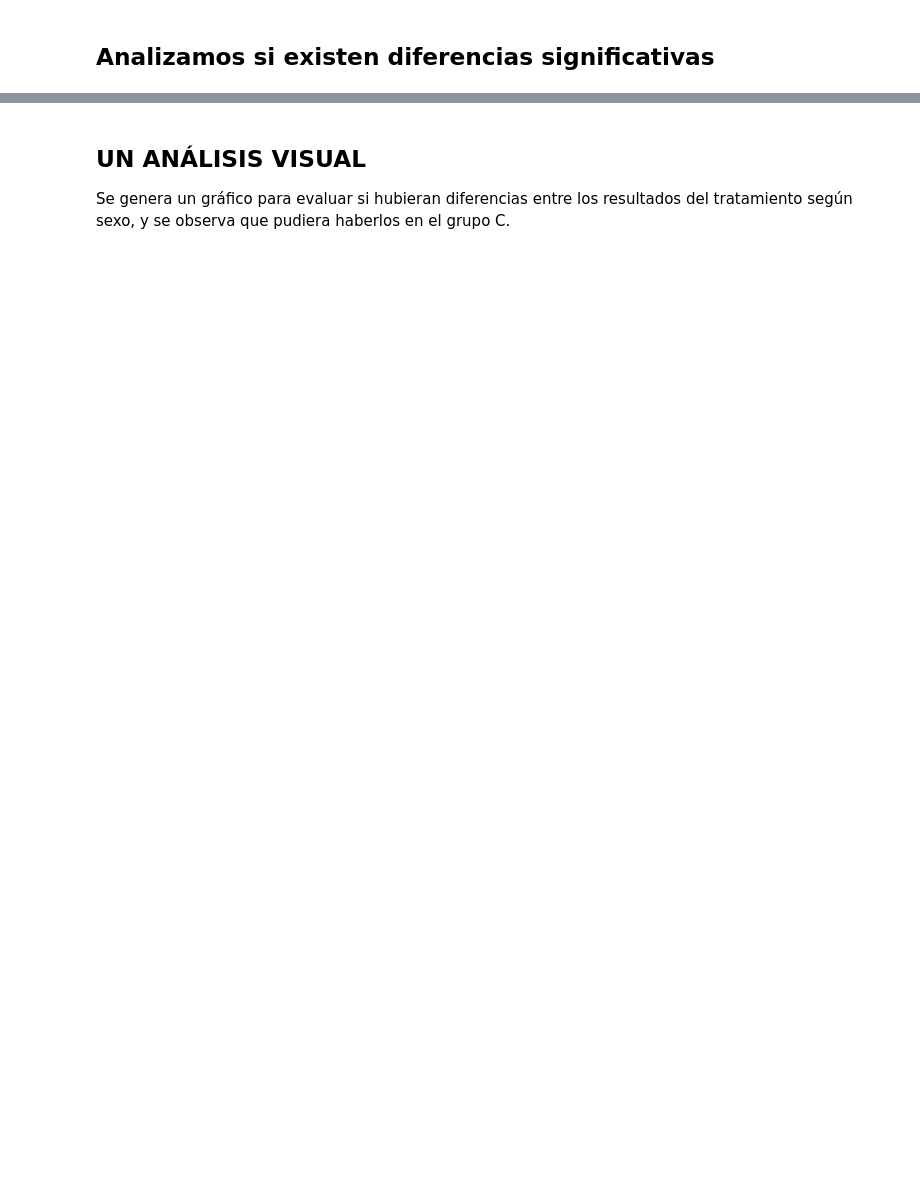
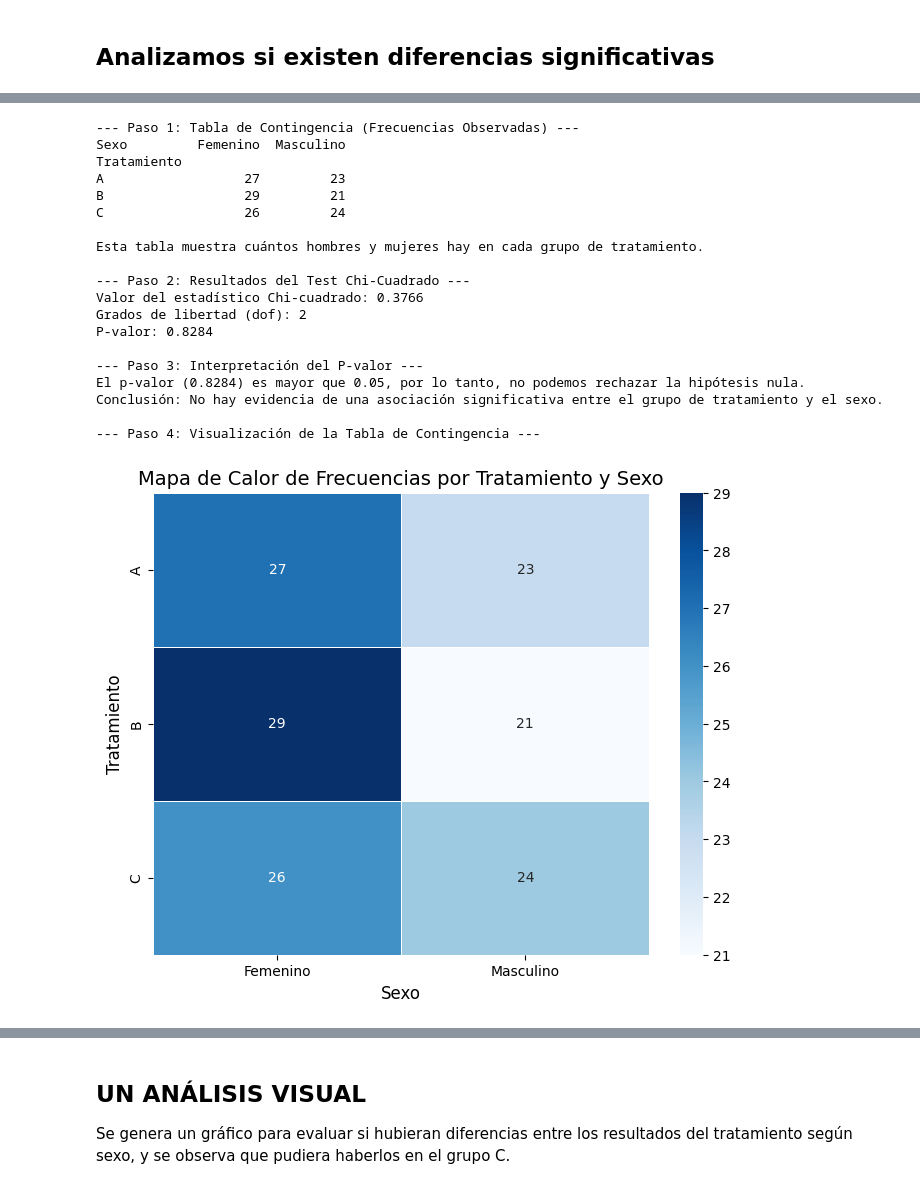
Before and after one commit to mlacasa/EstadisticaQ2, a Jupyter notebook: Anova.ipynb, the cells around one changed output, grey strips where cells are left out. Saved outputs shown, nothing was run; the diff lists cells and outputs as text; code cells hidden in the pictures; blank space fills up the shorter version.

```diff
--- a/Anova.ipynb
+++ b/Anova.ipynb
@@ -724,0 +445,78 @@ No hay diferencias significativas entre los grupos y el sexo (no rechazamos H0).
+# %%
+# Se ejecuta el código Python para el análisis de balanceo
+import pandas as pd
+import numpy as np
+import matplotlib.pyplot as plt
+import seaborn as sns
+from scipy.stats import chi2_contingency
+
+# --- 0. Generación de Datos ---
+# Se regeneran los datos para que la celda sea autónoma.
+np.random.seed(42)
+num_pacientes_por_grupo = 50
+grupos = ['A', 'B', 'C']
+df = pd.DataFrame({
+    'Sexo': np.random.choice(['Masculino', 'Femenino'], size=num_pacientes_por_grupo * len(grupos)),
+    'Tratamiento': np.repeat(grupos, num_pacientes_por_grupo),
+})
+
+# --- Paso 1: Crear y Explicar la Tabla de Contingencia ---
+# Una tabla de contingencia muestra la frecuencia de cada combinación de categorías.
+# Es la base para el test de Chi-cuadrado. La creamos sin los totales para el cálculo.
+print("--- Paso 1: Tabla de Contingencia (Frecuencias Observadas) ---")
+tabla_contingencia = pd.crosstab(df['Tratamiento'], df['Sexo'])
+print(tabla_contingencia)
+print("\nEsta tabla muestra cuántos hombres y mujeres hay en cada grupo de tratamiento.")
+
+# --- Paso 2: Realizar la Prueba Chi-cuadrado de Independencia ---
+# Este test nos dice si la asociación observada entre las variables es estadísticamente significativa.
+# Hipótesis Nula (H₀): No hay asociación entre el Tratamiento y el Sexo (son independientes).
+# Hipótesis Alternativa (H₁): Sí hay una asociación entre el Tratamiento y el Sexo.
+chi2, p_valor, dof, frec_esperadas = chi2_contingency(tabla_contingencia)
+
+print("\n--- Paso 2: Resultados del Test Chi-Cuadrado ---")
+print(f"Valor del estadístico Chi-cuadrado: {chi2:.4f}")
+print(f"Grados de libertad (dof): {dof}")
+print(f"P-valor: {p_valor:.4f}")
+
+# --- Paso 3: Interpretación del Resultado ---
+print("\n--- Paso 3: Interpretación del P-valor ---")
+alpha = 0.05
+if p_valor < alpha:
+    print(f"El p-valor ({p_valor:.4f}) es menor que {alpha}, por lo tanto, rechazamos la hipótesis nula.")
+    print("Conclusión: Existe una asociación estadísticamente significativa entre el grupo de tratamiento y el sexo.")
+else:
+    print(f"El p-valor ({p_valor:.4f}) es mayor que {alpha}, por lo tanto, no podemos rechazar la hipótesis nula.")
+    print("Conclusión: No hay evidencia de una asociación significativa entre el grupo de tratamiento y el sexo.")
+
+# --- Paso 4: Visualización con un Mapa de Calor (Heatmap) ---
+# Un mapa de calor ayuda a visualizar las frecuencias de la tabla de contingencia de forma intuitiva.
+# Los colores más intensos indican frecuencias más altas.
+print("\n--- Paso 4: Visualización de la Tabla de Contingencia ---")
+plt.figure(figsize=(8, 6))
+sns.heatmap(tabla_contingencia, annot=True, fmt='d', cmap='Blues', linewidths=.5, cbar=True)
+plt.title('Mapa de Calor de Frecuencias por Tratamiento y Sexo', fontsize=14)
+plt.xlabel('Sexo', fontsize=12)
+plt.ylabel('Tratamiento', fontsize=12)
+plt.show()
+# %% [output]
+--- Paso 1: Tabla de Contingencia (Frecuencias Observadas) ---
+Sexo         Femenino  Masculino
+Tratamiento
+A                  27         23
+B                  29         21
+C                  26         24
+
+Esta tabla muestra cuántos hombres y mujeres hay en cada grupo de tratamiento.
+
+--- Paso 2: Resultados del Test Chi-Cuadrado ---
+Valor del estadístico Chi-cuadrado: 0.3766
+Grados de libertad (dof): 2
+P-valor: 0.8284
+
+--- Paso 3: Interpretación del P-valor ---
+El p-valor (0.8284) es mayor que 0.05, por lo tanto, no podemos rechazar la hipótesis nula.
+Conclusión: No hay evidencia de una asociación significativa entre el grupo de tratamiento y el sexo.
+
+--- Paso 4: Visualización de la Tabla de Contingencia ---
+[figure, added]
```
Also changed, not shown: parts of 47 cells of this notebook.
